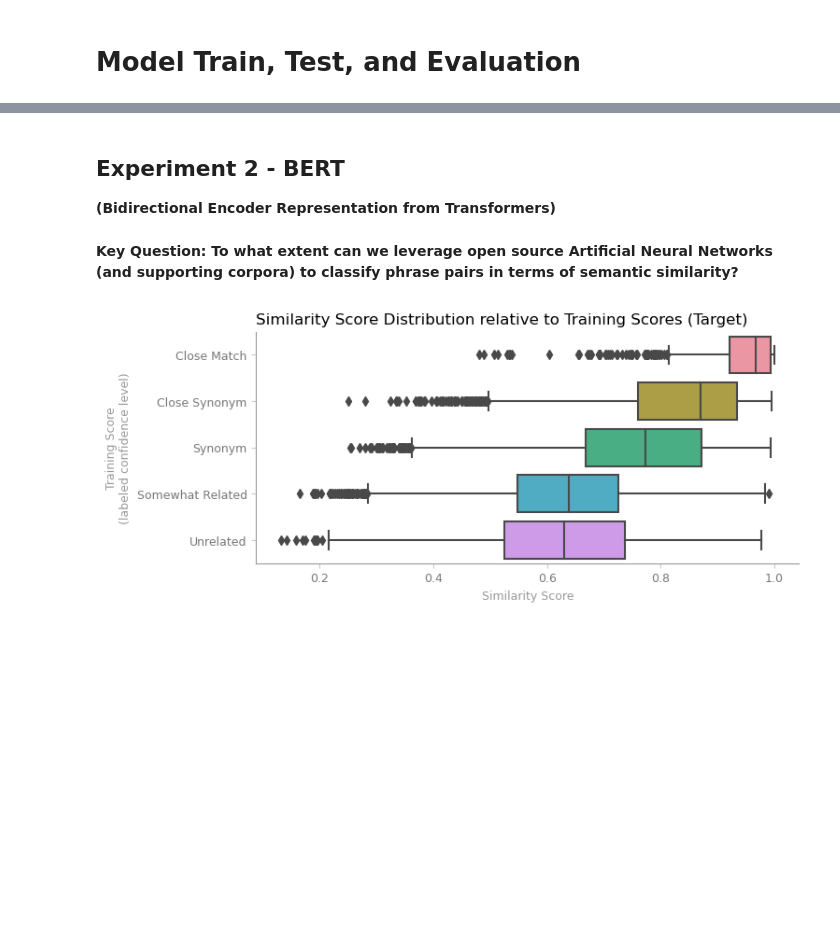
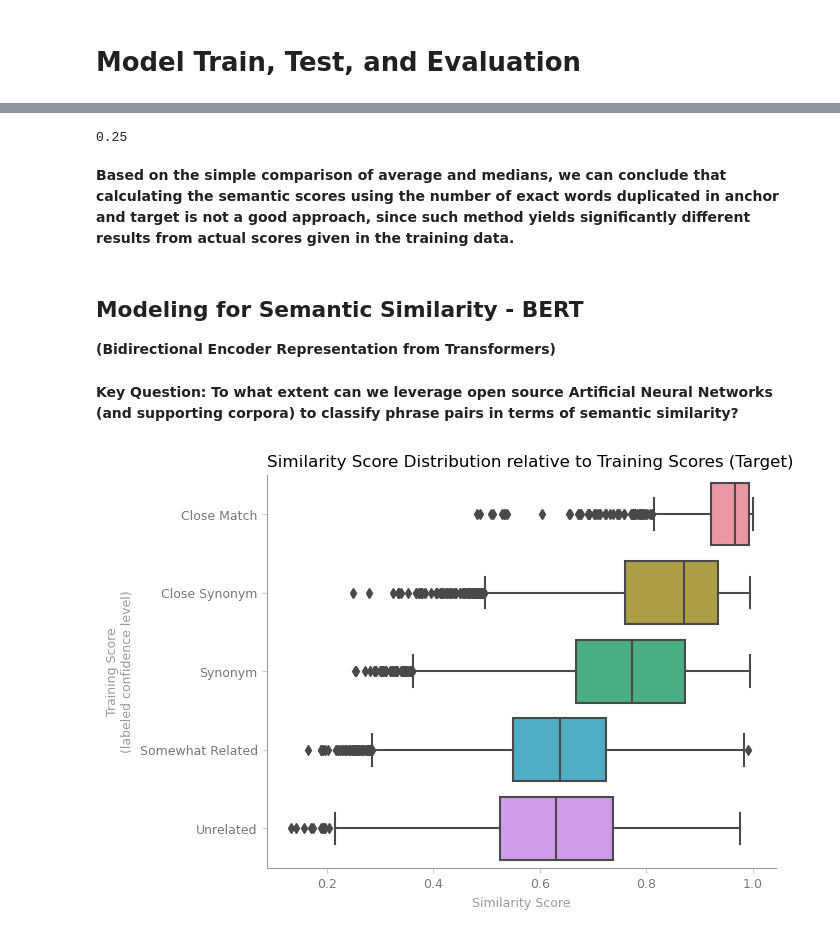
Before and after one commit to davefriesen/patent-semantics, a Jupyter notebook: source/patent-semantics.ipynb, the cells around one changed output, grey strips where cells are left out. Saved outputs shown, nothing was run; the diff lists cells and outputs as text; code cells hidden in the pictures; blank space fills up the shorter version.

```diff
--- a/source/patent-semantics.ipynb
+++ b/source/patent-semantics.ipynb
@@ -60,7 +63,7 @@ plt.rcParams['ytick.color'] = '#cccccc'
 plt.rcParams['ytick.labelcolor'] = '#777777'
 plt.rcParams['ytick.labelsize'] = '9'
 
-plt.rcParams['figure.figsize'] = [7, 7 / (16 / 9)]
+plt.rcParams['figure.figsize'] = [7, 7 / (13 / 9)]
 plt.rcParams['figure.subplot.left'] = 0.17
 plt.rcParams['figure.subplot.right'] = 1
 plt.rcParams['figure.subplot.bottom'] = 0.19
@@ -436,0 +539,9 @@ __[Need logistic regression evaluation comments here]__
+# %%
+def dupe_wc(x):
+    x = str(x).split()
+    d = 0
+    for key, val in Counter(x).items():
+        d = d + (val > 1)
+    return d
+
+train_df['anchor_target'] = train_df['anchor'] + ' ' + train_df['target']
@@ -436,0 +564,2 @@ __[Need logistic regression evaluation comments here]__
+# %%
+train_df['dupecount'] = train_df['anchor_target'].apply(dupe_wc)
@@ -437,5 +645,13 @@ __[Need logistic regression evaluation comments here]__
+# %%
+statistics.median(train_df['score'])
+# %% [output]
+0.25
+# %% [markdown]
+__Based on the simple comparison of average and medians, we can conclude that calculating the semantic scores
+using the number of exact words duplicated in anchor and target is not a good approach, since such method yields
+significantly different results from actual scores given in the training data.__
 # %% [markdown]
-## Experiment 2 - BERT
+## Modeling for Semantic Similarity - BERT
 __(Bidirectional Encoder Representation from Transformers)__
 # %% [markdown]
 __Key Question: To what extent can we leverage open source Artificial Neural Networks (and supporting corpora) to classify phrase pairs in terms of semantic similarity?__
@@ -466,19 +682,21 @@ train_df = pd.merge(
 # %%
 # Visualize/review distribution of our SentenceTransform/cosine similarity scores vs. given training scores
 fig, ax = plt.subplots()
 sns.boxplot(
     x = 'sim', y = 'score_match',
     data = train_df,
     order = ['Close Match', 'Close Synonym', 'Synonym', 'Somewhat Related', 'Unrelated']
 ).set(
     title = 'Similarity Score Distribution relative to Training Scores (Target)',
     xlabel = 'Similarity Score',
     ylabel = 'Training Score\n(labeled confidence level)'
 )
+plt.tight_layout()
 plt.show()
 fig.savefig('similarity-v-training.png')
+fig.savefig('similarity-v-training.svg')
 # %% [output]
-[figure, old version]
+[figure, new version]
 # %%
 # Subset and pivot table for heat map visualization
 hm = train_df.pivot_table(
```
Also changed, not shown: parts of 30 cells of this notebook, 15 other files.
